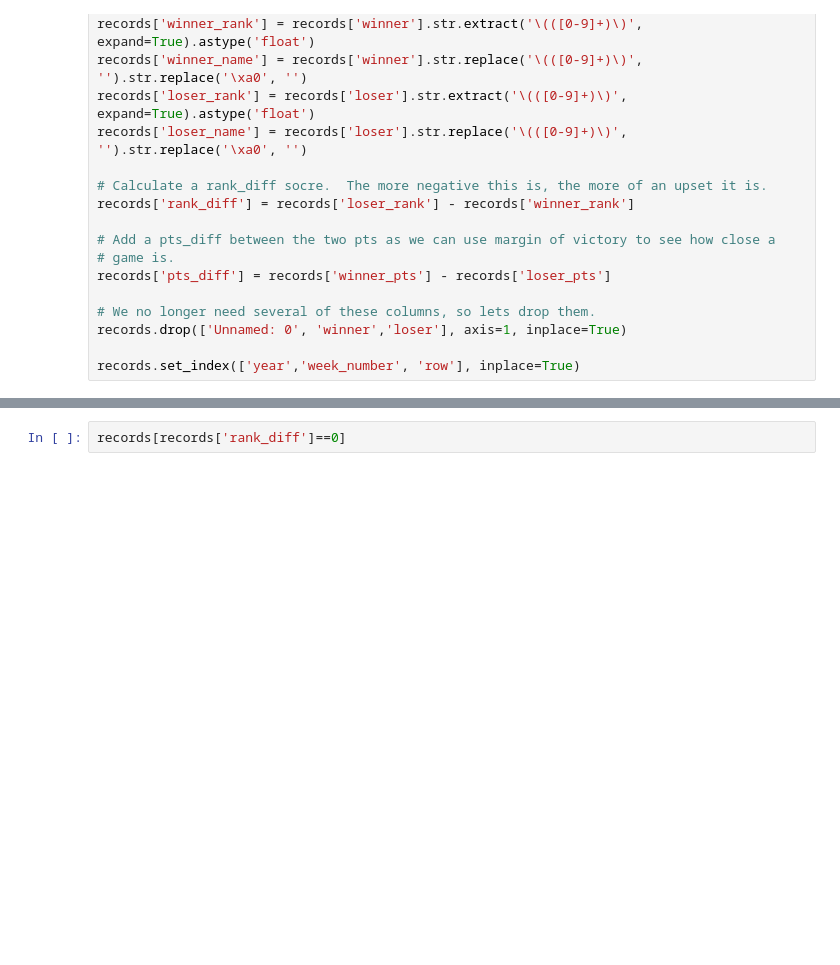
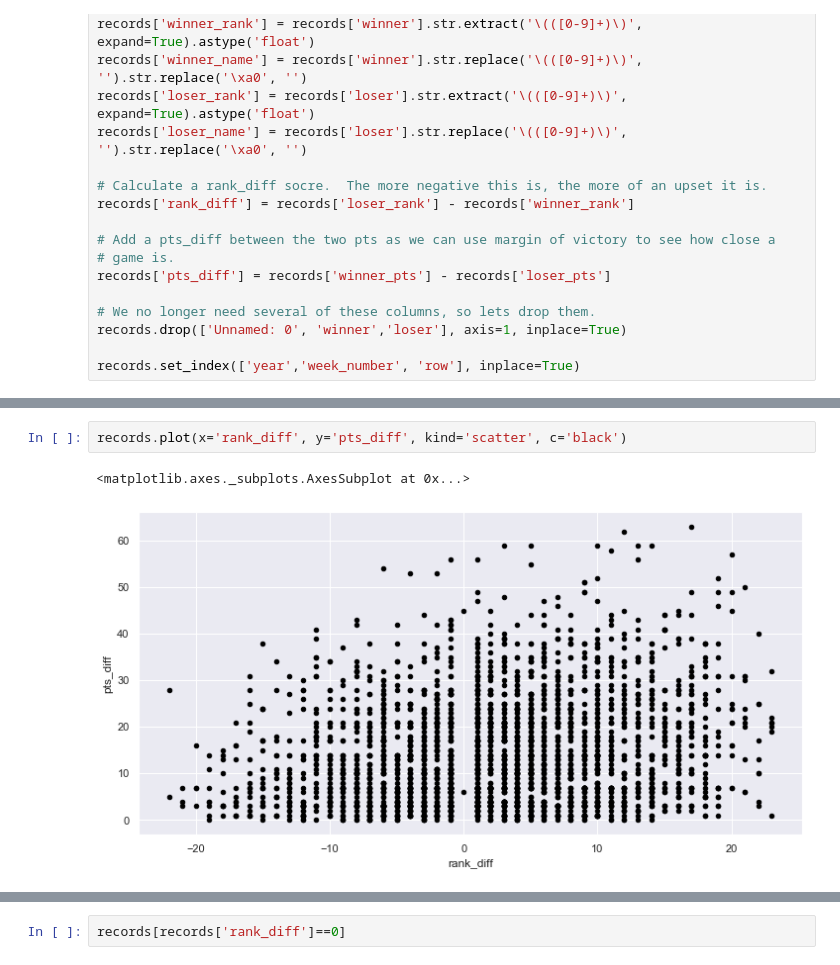
Before and after one commit to redhairedcelt/College_Football_Analysis, a Jupyter notebook: CF Analysis.ipynb, the cells around one changed output, grey strips where cells are left out. Drawn from its saved outputs; the diff is of its cells as text; blank space fills up the shorter version.

```diff
--- a/CF Analysis.ipynb
+++ b/CF Analysis.ipynb
@@ -103,0 +120,5 @@ records[['winner_pts', 'loser_pts', 'pts_diff', 'rank_diff']].boxplot(figsize=(1
+# %%
+records.plot(x='rank_diff', y='pts_diff', kind='scatter', c='black')
+# %% [output]
+<matplotlib.axes._subplots.AxesSubplot at 0x...>
+[figure, added]
```
Also changed, not shown: parts of 96 cells of this notebook, 24 other files.
